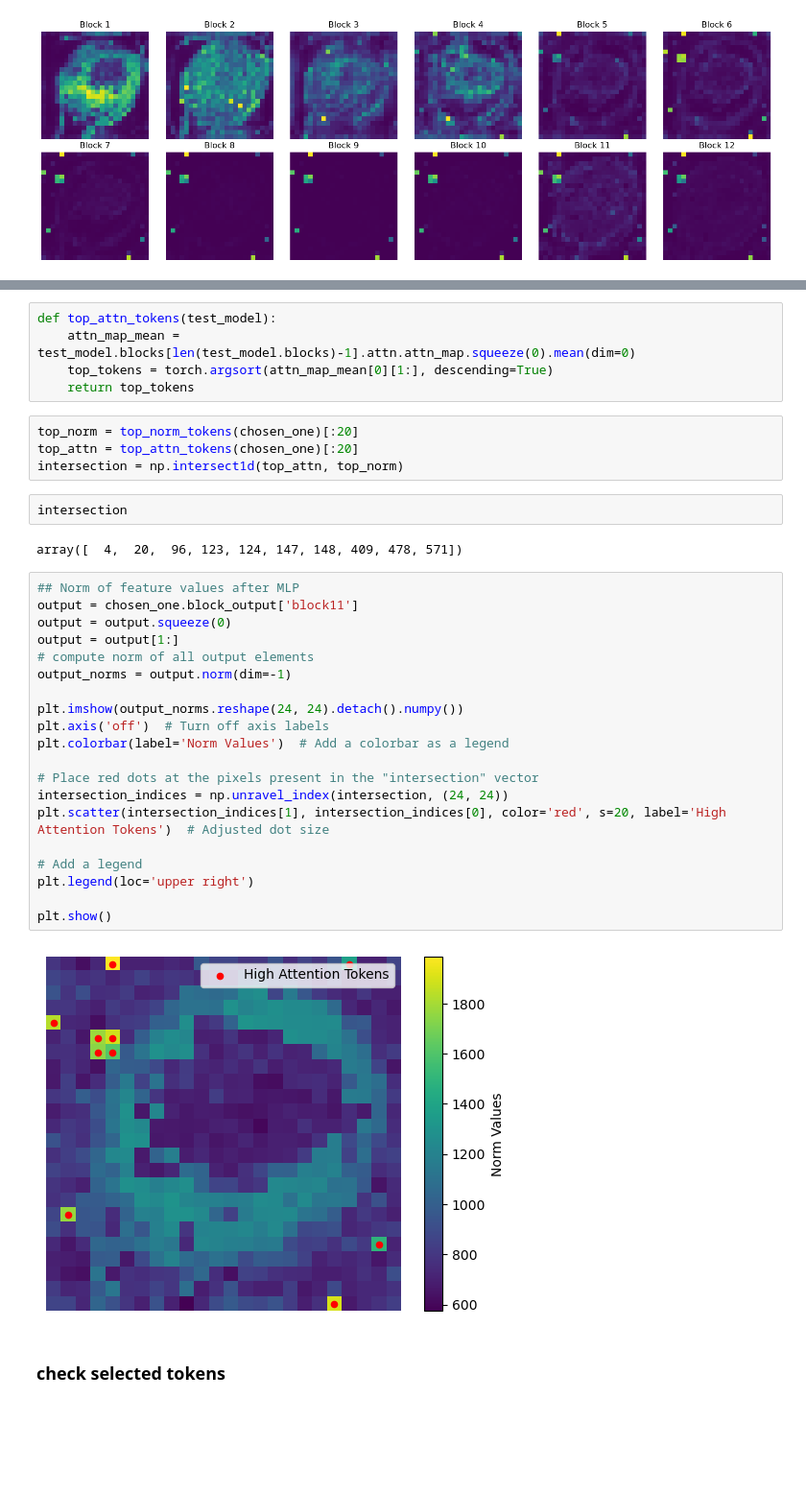
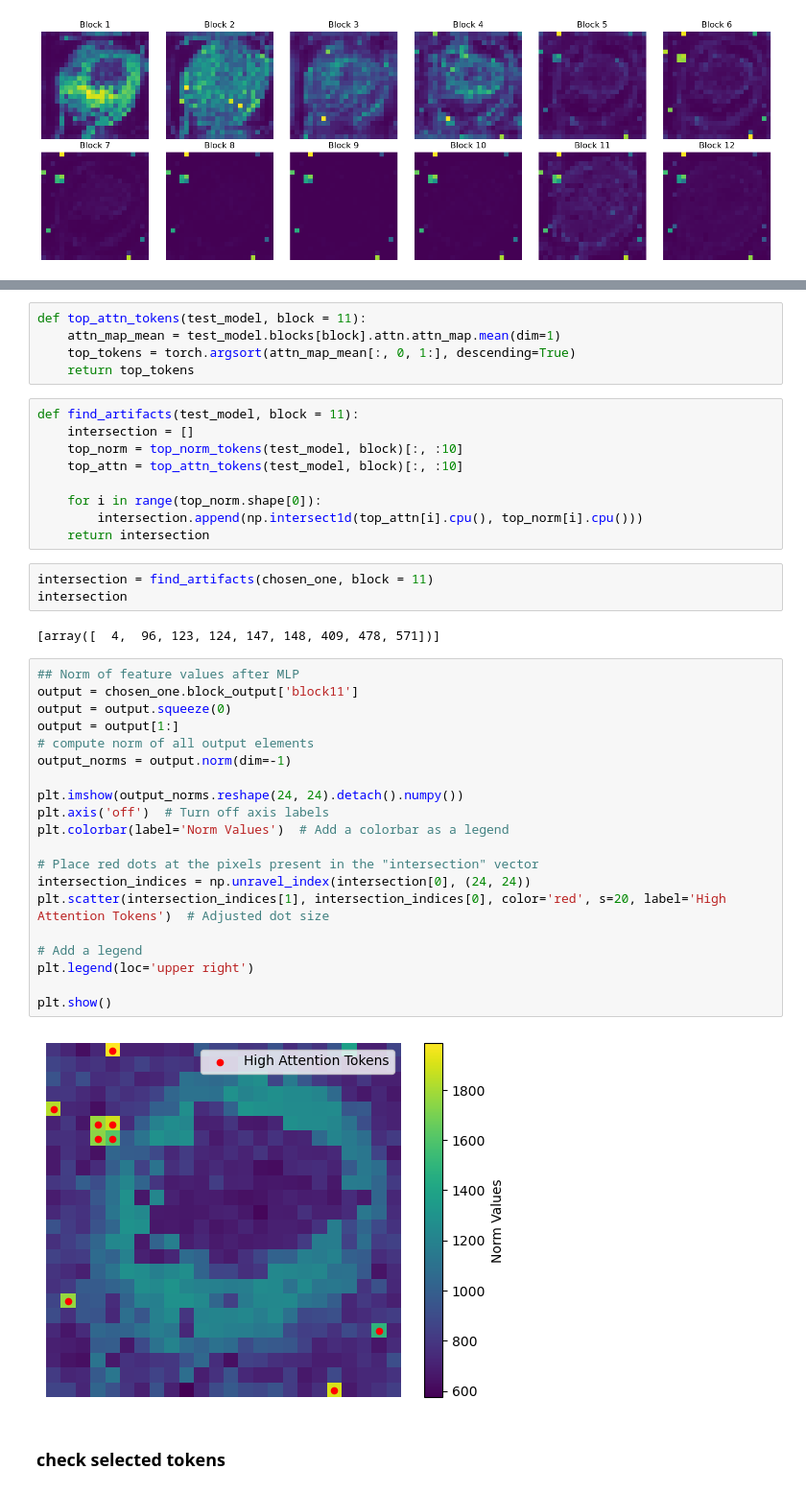
Before and after one commit to azywot/fact, a Jupyter notebook: DEIT-III/notebook.ipynb, the cells around one changed output, grey strips where cells are left out. Shown at 96% size. Saved outputs shown, nothing was run; the diff lists cells and outputs as text; blank space fills up the shorter version.

Commit message:
position prediciton for every block

```diff
--- a/DEIT-III/notebook.ipynb
+++ b/DEIT-III/notebook.ipynb
@@ -245,39 +245,45 @@ def top_norm_tokens(test_model):
     return top_tokens
 # %%
-def top_attn_tokens(test_model):
-    attn_map_mean = test_model.blocks[len(test_model.blocks)-1].attn.attn_map.squeeze(0).mean(dim=0)
-    top_tokens = torch.argsort(attn_map_mean[0][1:], descending=True)
+def top_attn_tokens(test_model, block = 11):
+    attn_map_mean = test_model.blocks[block].attn.attn_map.mean(dim=1)
+    top_tokens = torch.argsort(attn_map_mean[:, 0, 1:], descending=True)
     return top_tokens
-# %%
-top_norm = top_norm_tokens(chosen_one)[:20]
-top_attn = top_attn_tokens(chosen_one)[:20]
-intersection = np.intersect1d(top_attn, top_norm)
-# %%
-intersection
-# %% [output]
-array([  4,  20,  96, 123, 124, 147, 148, 409, 478, 571])
+# %%
+def find_artifacts(test_model, block = 11):
+    intersection = []
+    top_norm = top_norm_tokens(test_model, block)[:, :10]
+    top_attn = top_attn_tokens(test_model, block)[:, :10]
+
+    for i in range(top_norm.shape[0]):
+        intersection.append(np.intersect1d(top_attn[i].cpu(), top_norm[i].cpu()))
+    return intersection
+# %%
+intersection = find_artifacts(chosen_one, block = 11)
+intersection
+# %% [output]
+[array([  4,  96, 123, 124, 147, 148, 409, 478, 571])]
 # %%
 ## Norm of feature values after MLP
 output = chosen_one.block_output['block11']
 output = output.squeeze(0)
 output = output[1:]
 # compute norm of all output elements
 output_norms = output.norm(dim=-1)
 
 plt.imshow(output_norms.reshape(24, 24).detach().numpy())
 plt.axis('off')  # Turn off axis labels
 plt.colorbar(label='Norm Values')  # Add a colorbar as a legend
 
 # Place red dots at the pixels present in the "intersection" vector
-intersection_indices = np.unravel_index(intersection, (24, 24))
+intersection_indices = np.unravel_index(intersection[0], (24, 24))
 plt.scatter(intersection_indices[1], intersection_indices[0], color='red', s=20, label='High Attention Tokens')  # Adjusted dot size
 
 # Add a legend
 plt.legend(loc='upper right')
 
 plt.show()
 # %% [output]
-[figure, old version]
+[figure, new version]
 # %% [markdown]
 ### check selected tokens
 # %%
```
Also changed, not shown: parts of 19 cells of this notebook.
